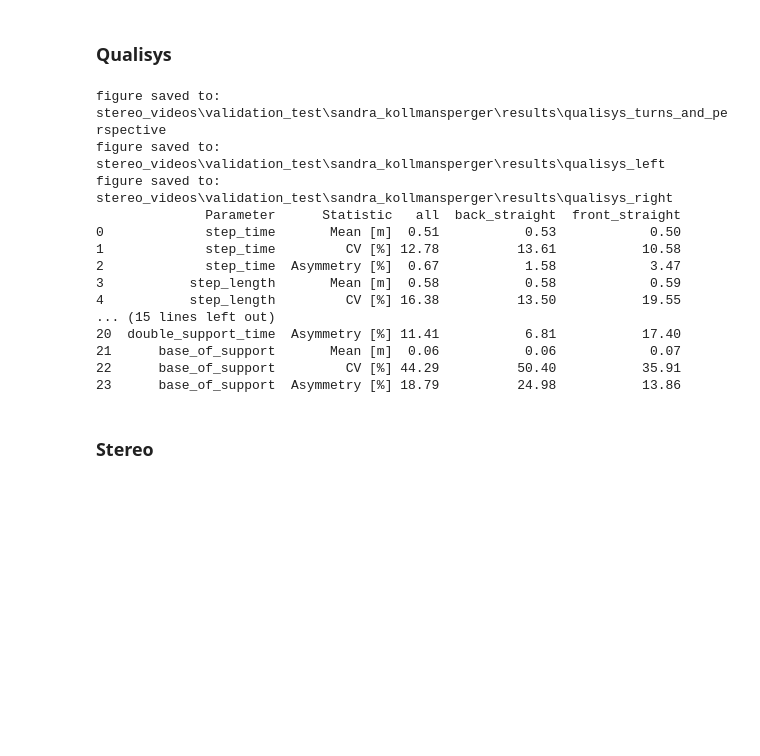
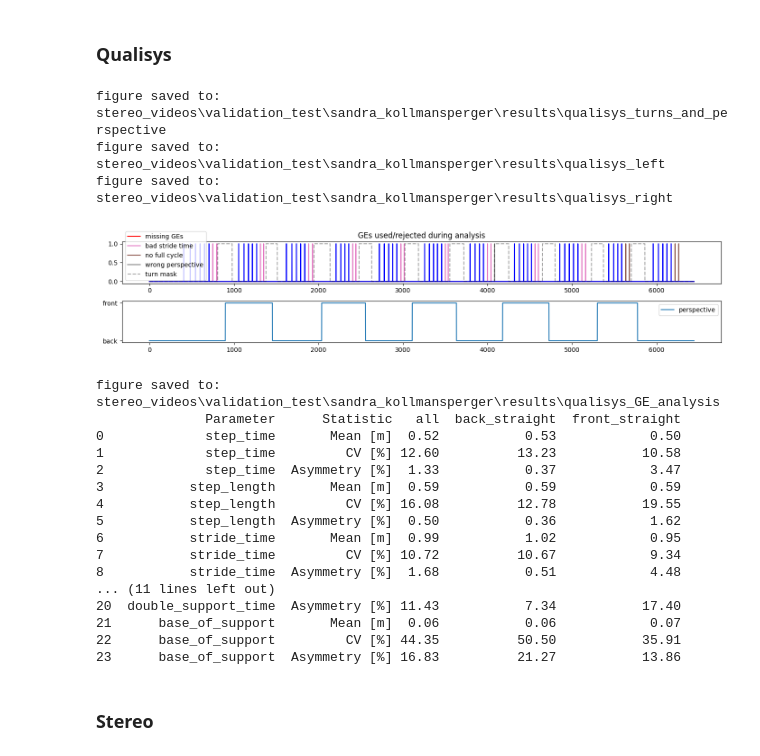
Before and after one commit to MateUnger/StereoVision, a Jupyter notebook: pipeline.ipynb, the cells around one changed output. Cells and saved outputs as stored; diff of their text form; code cells hidden in the pictures; blank space fills up the shorter version.

```diff
--- a/pipeline.ipynb
+++ b/pipeline.ipynb
@@ -660,40 +656,48 @@ qualisys_data[:,1,:] = qualisys_data[:,1,:] * (-1)
 # %%
 # define where results (figures, csv tables) are saved
 results_folder = os.path.join("stereo_videos", "validation_test",participant,"results")
 if not os.path.exists(results_folder):
     os.mkdir(results_folder)
 
 qualisys_events = get_gait_events(
     keypoint_data=qualisys_data,
     kpt_labels=qualisys_labels,
     gait_analysis_properties=qualisys_properties,
     debug_figs_file_path=os.path.join(results_folder,"qualisys.npz"),
 )
 qualisys_results = gait_analysis(
     keypoint_data=qualisys_data,
     gait_events=qualisys_events,
     kpt_labels=qualisys_labels,
     gait_analysis_properties=qualisys_properties,
+    debug_file_path=os.path.join(results_folder,"qualisys.npz")
 )
 qualisys_result_table, qualisys_result_df = display_results(qualisys_results)
 # %% [output]
 figure saved to:
 stereo_videos\validation_test\sandra_kollmansperger\results\qualisys_turns_and_perspective
 figure saved to:
 stereo_videos\validation_test\sandra_kollmansperger\results\qualisys_left
 figure saved to:
 stereo_videos\validation_test\sandra_kollmansperger\results\qualisys_right
-              Parameter      Statistic   all  back_straight  front_straight
-0             step_time       Mean [m]  0.51           0.53            0.50
-1             step_time         CV [%] 12.78          13.61           10.58
-2             step_time  Asymmetry [%]  0.67           1.58            3.47
-3           step_length       Mean [m]  0.58           0.58            0.59
-4           step_length         CV [%] 16.38          13.50           19.55
-... (15 lines left out)
-20  double_support_time  Asymmetry [%] 11.41           6.81           17.40
-21      base_of_support       Mean [m]  0.06           0.06            0.07
-22      base_of_support         CV [%] 44.29          50.40           35.91
-23      base_of_support  Asymmetry [%] 18.79          24.98           13.86
+[figure, added]
+figure saved to:
+stereo_videos\validation_test\sandra_kollmansperger\results\qualisys_GE_analysis
+              Parameter      Statistic   all  back_straight  front_straight
+0             step_time       Mean [m]  0.52           0.53            0.50
+1             step_time         CV [%] 12.60          13.23           10.58
+2             step_time  Asymmetry [%]  1.33           0.37            3.47
+3           step_length       Mean [m]  0.59           0.59            0.59
+4           step_length         CV [%] 16.08          12.78           19.55
+5           step_length  Asymmetry [%]  0.50           0.36            1.62
+6           stride_time       Mean [m]  0.99           1.02            0.95
+7           stride_time         CV [%] 10.72          10.67            9.34
+8           stride_time  Asymmetry [%]  1.68           0.51            4.48
+... (11 lines left out)
+20  double_support_time  Asymmetry [%] 11.43           7.34           17.40
+21      base_of_support       Mean [m]  0.06           0.06            0.07
+22      base_of_support         CV [%] 44.35          50.50           35.91
+23      base_of_support  Asymmetry [%] 16.83          21.27           13.86
 # %% [markdown]
 ### Stereo
 # %%
```
Also changed, not shown: parts of 5 cells of this notebook, 2 other files.
